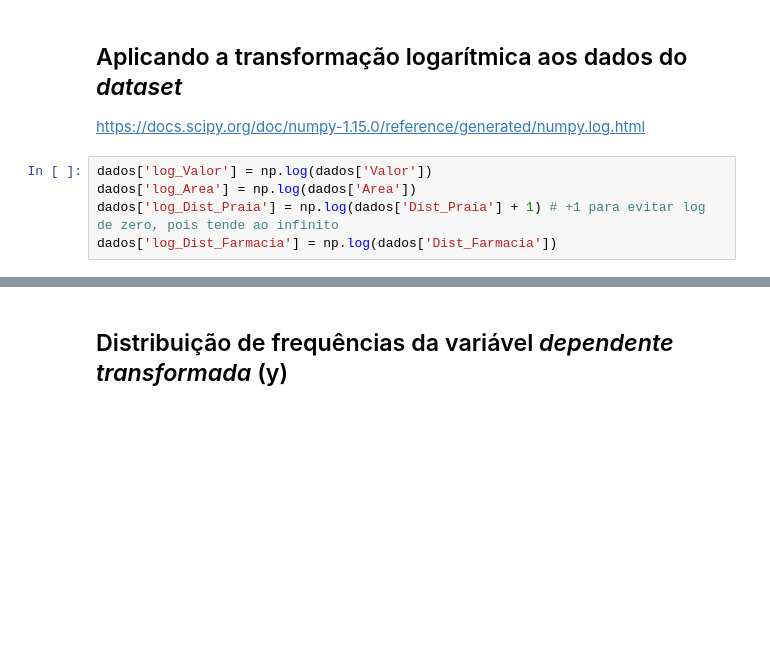
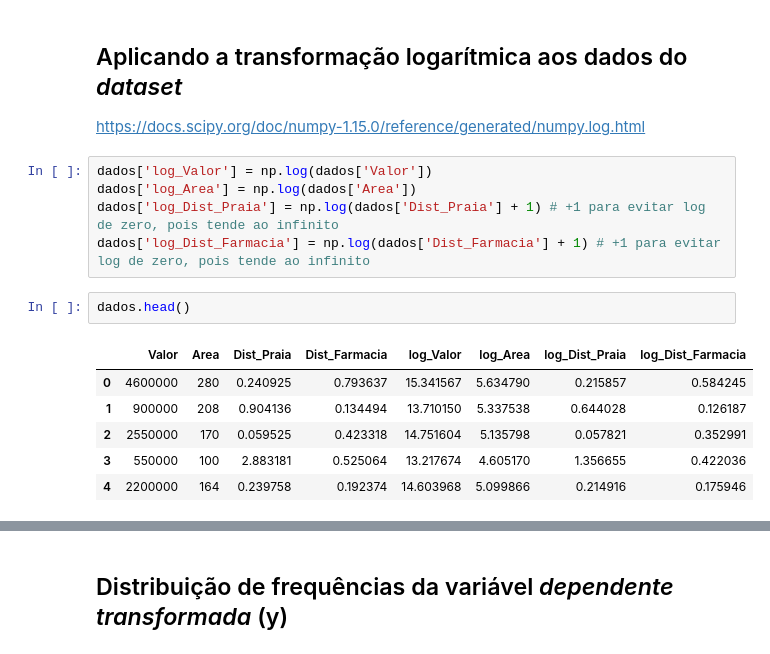
Before and after one commit to naimeaiub/Analise-Estatistica-IBGE, a Jupyter notebook: 7. Regressão Linear - técnicas avançadas de modelagem/Projeto/Regressão Linear.ipynb, the cells around one changed output, grey strips where cells are left out. Cells and saved outputs as stored; diff of their text form; blank space fills up the shorter version.

```diff
--- a/7. Regressão Linear - técnicas avançadas de modelagem/Projeto/Regressão Linear.ipynb
+++ b/7. Regressão Linear - técnicas avançadas de modelagem/Projeto/Regressão Linear.ipynb
@@ -192,4 +192,13 @@ https://docs.scipy.org/doc/numpy-1.15.0/reference/generated/numpy.log.html
 dados['log_Valor'] = np.log(dados['Valor'])
 dados['log_Area'] = np.log(dados['Area'])
 dados['log_Dist_Praia'] = np.log(dados['Dist_Praia'] + 1) # +1 para evitar log de zero, pois tende ao infinito
-dados['log_Dist_Farmacia'] = np.log(dados['Dist_Farmacia'])
+dados['log_Dist_Farmacia'] = np.log(dados['Dist_Farmacia'] + 1) # +1 para evitar log de zero, pois tende ao infinito
+# %%
+dados.head()
+# %% [output]
+|  | Valor | Area | Dist_Praia | Dist_Farmacia | log_Valor | log_Area | log_Dist_Praia | log_Dist_Farmacia |
+| 0 | 4600000 | 280 | 0.240925 | 0.793637 | 15.341567 | 5.634790 | 0.215857 | 0.584245 |
+| 1 | 900000 | 208 | 0.904136 | 0.134494 | 13.710150 | 5.337538 | 0.644028 | 0.126187 |
+| 2 | 2550000 | 170 | 0.059525 | 0.423318 | 14.751604 | 5.135798 | 0.057821 | 0.352991 |
+| 3 | 550000 | 100 | 2.883181 | 0.525064 | 13.217674 | 4.605170 | 1.356655 | 0.422036 |
+| 4 | 2200000 | 164 | 0.239758 | 0.192374 | 14.603968 | 5.099866 | 0.214916 | 0.175946 |
```
Also changed, not shown: parts of 7 cells of this notebook.
